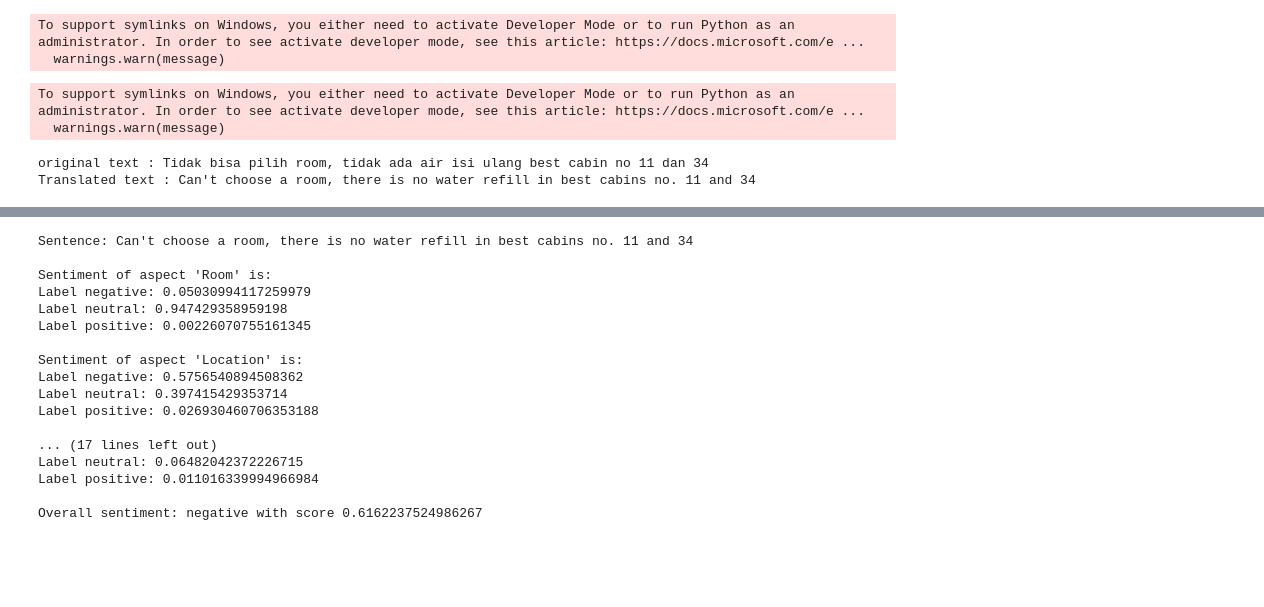
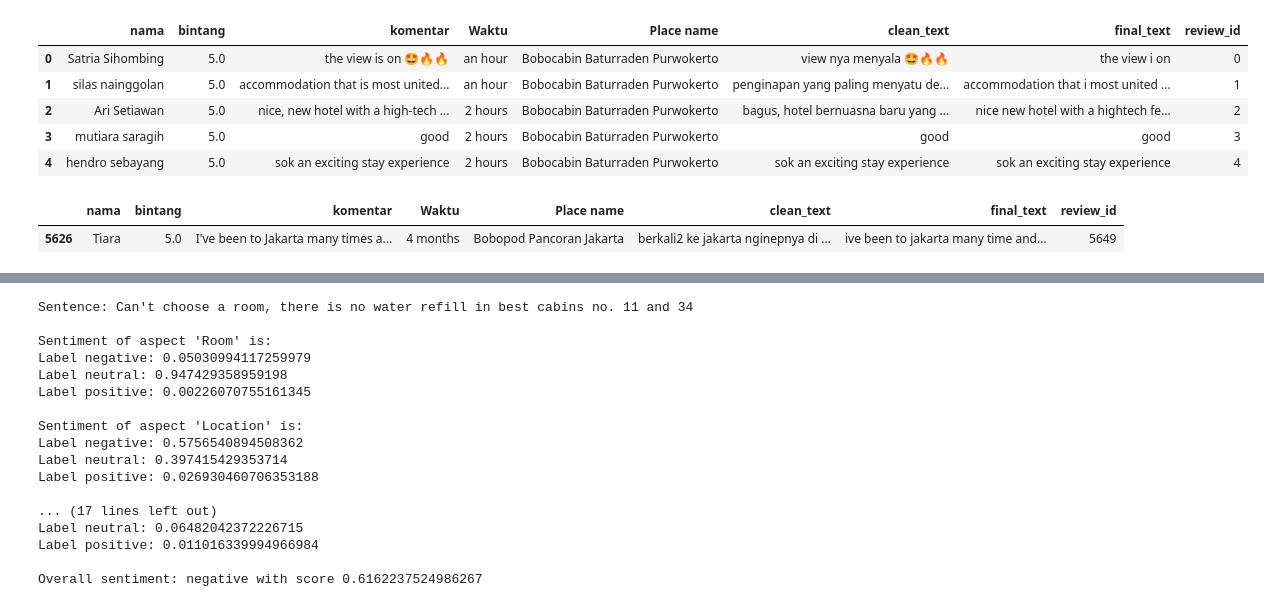
Before and after one commit to harunasrori/bobobox_reviews, a Jupyter notebook: modeling.ipynb, the cells around one changed output, grey strips where cells are left out. Saved outputs shown, nothing was run; the diff lists cells and outputs as text; code cells hidden in the pictures; blank space fills up the shorter version.

```diff
--- a/modeling.ipynb
+++ b/modeling.ipynb
@@ -1,32 +0,0 @@
-# %%
-from transformers import AutoTokenizer, AutoModelForSequenceClassification
-import torch.nn.functional as F
-from transformers import pipeline
-
-# Load Aspect-Based Sentiment Analysis model
-absa_tokenizer = AutoTokenizer.from_pretrained("yangheng/deberta-v3-base-absa-v1.1")
-absa_model = AutoModelForSequenceClassification \
-  .from_pretrained("yangheng/deberta-v3-base-absa-v1.1")
-
-# Load a traditional Sentiment Analysis model
-sentiment_model_path = "cardiffnlp/twitter-xlm-roberta-base-sentiment"
-sentiment_model = pipeline("sentiment-analysis", model=sentiment_model_path,
-                          tokenizer=sentiment_model_path)
-# %% [output]
-To support symlinks on Windows, you either need to activate Developer Mode or to run Python as an administrator. In order to see activate developer mode, see this article: https://docs.microsoft.com/e ...
-  warnings.warn(message)
-To support symlinks on Windows, you either need to activate Developer Mode or to run Python as an administrator. In order to see activate developer mode, see this article: https://docs.microsoft.com/e ...
-  warnings.warn(message)
-# %%
-from deep_translator import GoogleTranslator
-import pandas as pd
-
-df = pd.read_csv('combined_scrap_result.csv')
-text = df.iloc[56].komentar
-print(f"original text : {text}")
-
-translated = GoogleTranslator(source='id', target='en').translate(text)
-print(f"Translated text : {translated}")
-# %% [output]
-original text : Tidak bisa pilih room, tidak ada air isi ulang best cabin no 11 dan 34
-Translated text : Can't choose a room, there is no water refill in best cabins no. 11 and 34
@@ -34,0 +5,18 @@ Aspect = ['Room', 'Location', 'Service', 'Cleanliness', 'Price']
+# %%
+import pandas as pd
+
+# df = pd.read_csv('combined_English_scrap_result.csv')
+df = pd.read_csv('final_data.csv')
+df.head()
+# %% [output]
+|  | nama | bintang | komentar | Waktu | Place name | clean_text | final_text | review_id |
+| 0 | Satria Sihombing | 5.0 | the view is on 🤩🔥🔥 | an hour | Bobocabin Baturraden Purwokerto | view nya menyala 🤩🔥🔥 | the view i on | 0 |
+| 1 | silas nainggolan | 5.0 | accommodation that is most united... | an hour | Bobocabin Baturraden Purwokerto | penginapan yang paling menyatu de... | accommodation that i most united ... | 1 |
+| 2 | Ari Setiawan | 5.0 | nice, new hotel with a high-tech ... | 2 hours | Bobocabin Baturraden Purwokerto | bagus, hotel bernuasna baru yang ... | nice new hotel with a hightech fe... | 2 |
+| 3 | mutiara saragih | 5.0 | good | 2 hours | Bobocabin Baturraden Purwokerto | good | good | 3 |
+| 4 | hendro sebayang | 5.0 | sok an exciting stay experience | 2 hours | Bobocabin Baturraden Purwokerto | sok an exciting stay experience | sok an exciting stay experience | 4 |
+# %%
+df[df.review_id == 5649]
+# %% [output]
+|  | nama | bintang | komentar | Waktu | Place name | clean_text | final_text | review_id |
+| 5626 | Tiara | 5.0 | I've been to Jakarta many times a... | 4 months | Bobopod Pancoran Jakarta | berkali2 ke jakarta nginepnya di ... | ive been to jakarta many time and... | 5649 |
```
Also changed, not shown: parts of 8 cells of this notebook, 4 other files.
